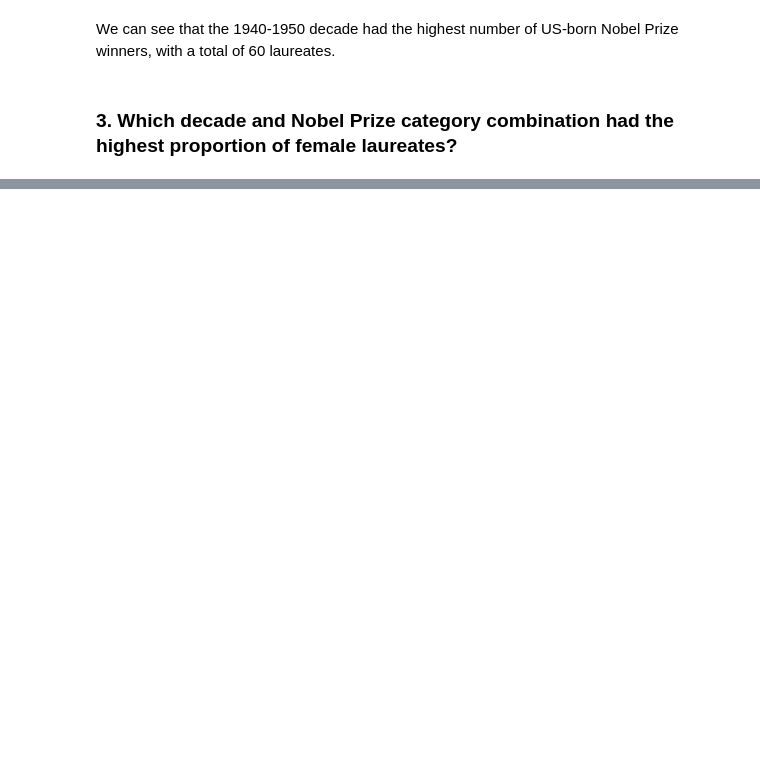
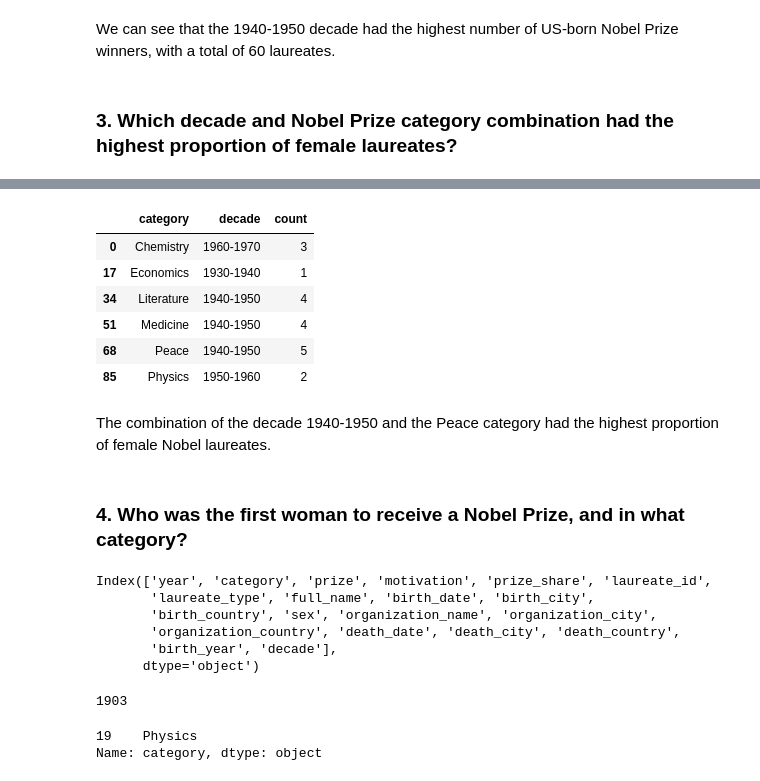
Before and after one commit to Mnr04/Data_Bootcamps_Projects, a Jupyter notebook: Visualizing_Nobel_Prize_Winners.ipynb, the cells around one changed output, grey strips where cells are left out. Saved outputs shown, nothing was run; the diff lists cells and outputs as text; code cells hidden in the pictures; blank space fills up the shorter version.

```diff
--- a/Visualizing_Nobel_Prize_Winners.ipynb
+++ b/Visualizing_Nobel_Prize_Winners.ipynb
@@ -296,0 +308,38 @@ We can see that the 1940-1950 decade had the highest number of US-born Nobel Pri
+# %%
+top_female_combinaison = female_laureates.groupby('category')['decade'].value_counts()
+# %%
+top_female_combinaison_df = top_female_combinaison.reset_index(name='count')
+# %%
+top_values = top_female_combinaison_df.loc[top_female_combinaison_df.groupby('category')['count'].idxmax()]
+# %%
+top_values
+# %% [output]
+|  | category | decade | count |
+| 0 | Chemistry | 1960-1970 | 3 |
+| 17 | Economics | 1930-1940 | 1 |
+| 34 | Literature | 1940-1950 | 4 |
+| 51 | Medicine | 1940-1950 | 4 |
+| 68 | Peace | 1940-1950 | 5 |
+| 85 | Physics | 1950-1960 | 2 |
+# %% [markdown]
+The combination of the decade 1940-1950 and the Peace category had the highest proportion of female Nobel laureates.
+# %% [markdown]
+### 4. Who was the first woman to receive a Nobel Prize, and in what category?
+# %%
+female_laureates.columns
+# %% [output]
+Index(['year', 'category', 'prize', 'motivation', 'prize_share', 'laureate_id',
+       'laureate_type', 'full_name', 'birth_date', 'birth_city',
+       'birth_country', 'sex', 'organization_name', 'organization_city',
+       'organization_country', 'death_date', 'death_city', 'death_country',
+       'birth_year', 'decade'],
+      dtype='object')
+# %%
+female_laureates['year'].min()
+# %% [output]
+1903
+# %%
+female_laureates["category"][female_laureates['year'] == 1903]
+# %% [output]
+19    Physics
+Name: category, dtype: object
```
Also changed, not shown: parts of 46 cells of this notebook.
